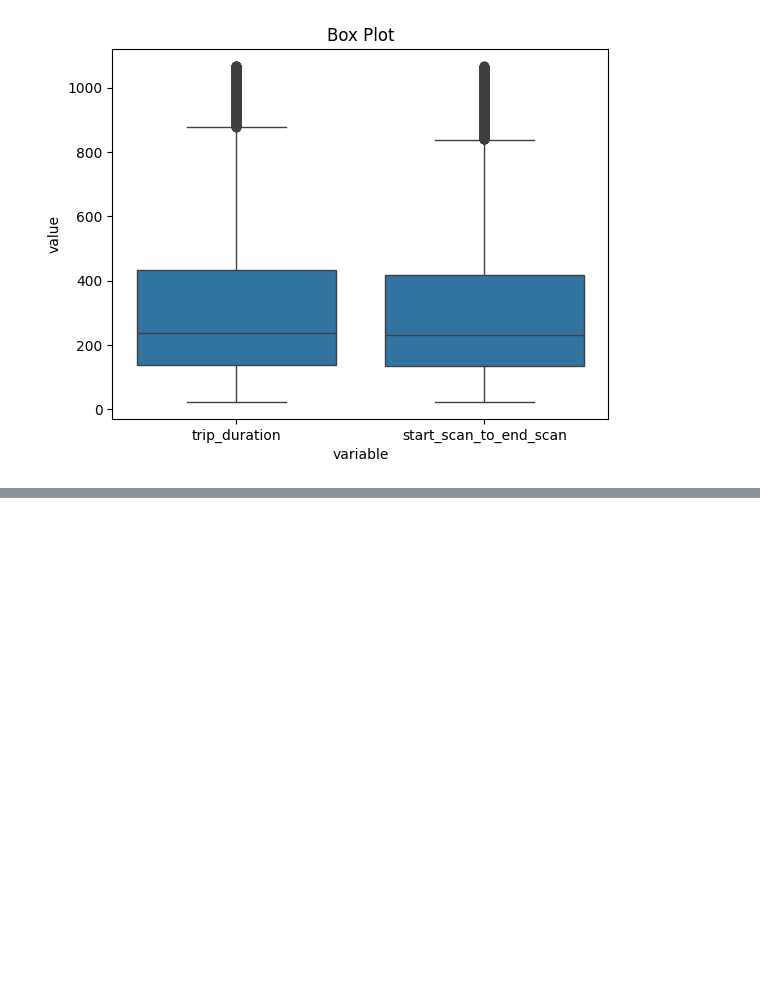
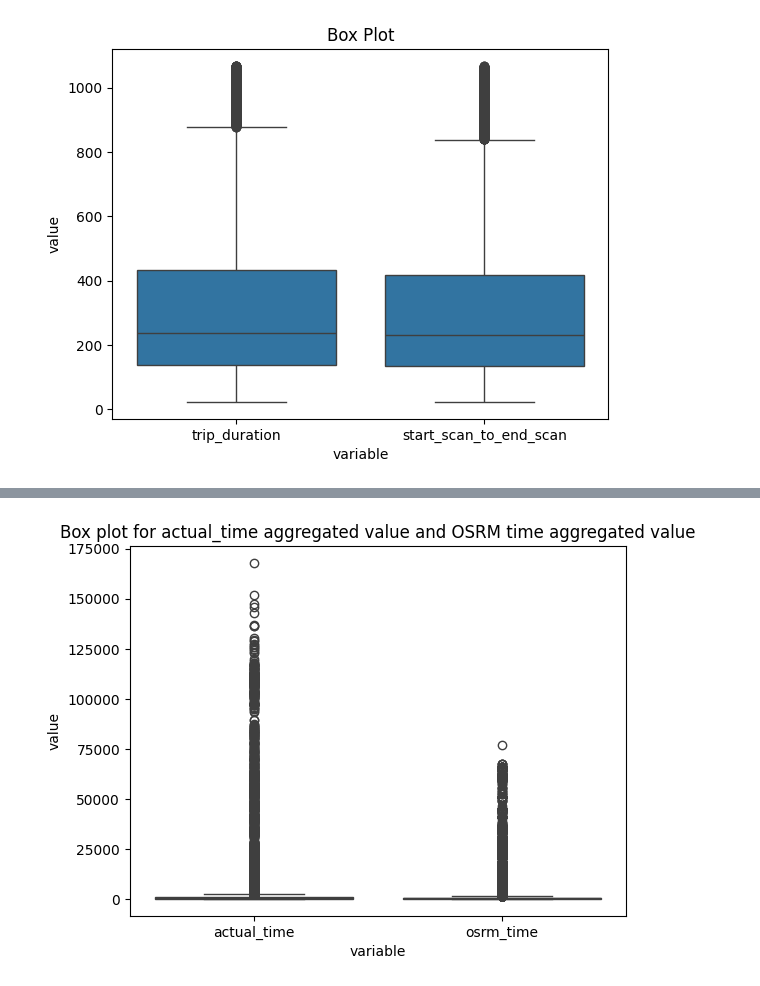
Before and after one commit to akshayabhale1406/SCLR_Delhivery_FE, a Jupyter notebook: Delhivery_FE.ipynb, the cells around one changed output, grey strips where cells are left out. Cells and saved outputs as stored; diff of their text form; code cells hidden in the pictures; blank space fills up the shorter version.

```diff
--- a/Delhivery_FE.ipynb
+++ b/Delhivery_FE.ipynb
@@ -492,0 +515,3 @@ plt.show()
+# %%
+df_act_osrm_test = df.groupby("trip_uuid")[["actual_time", "osrm_time"]].sum()
+df_act_osrm_test.head()
@@ -492,0 +526,9 @@ plt.show()
+# %%
+df_melted_1 = pd.melt(df_act_osrm_test.reset_index(), id_vars = ["trip_uuid"], value_vars = ["actual_time", "osrm_time"])
+
+sns.boxplot(x = "variable", y = "value", data = df_melted_1)
+
+plt.title("Box plot for actual_time aggregated value and OSRM time aggregated value")
+plt.show()
+# %% [output]
+[figure, added]
```
Also changed, not shown: parts of 6 cells of this notebook.
